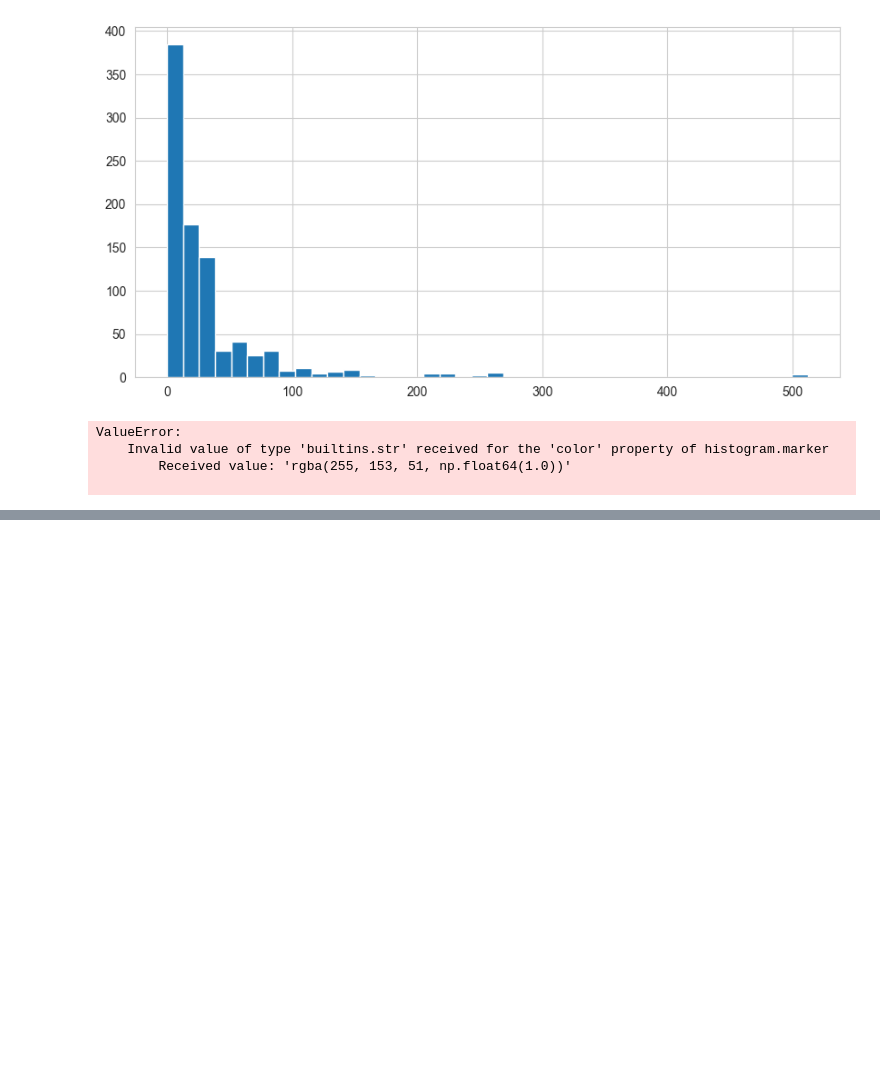
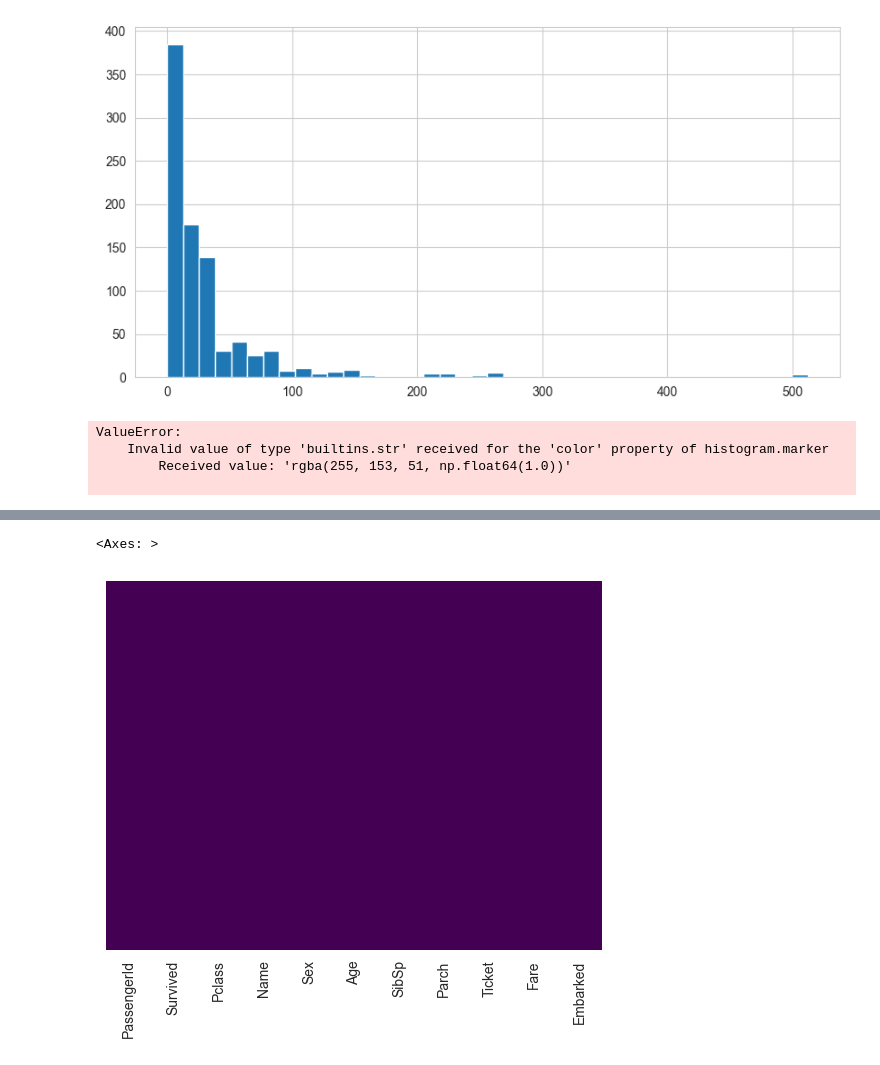
Before and after one commit to deeply-neuronauting/machine-learning-bootcamp, a Jupyter notebook: 01-ML-Algorithms/02-Logistic-Regression.ipynb, the cells around one changed output, grey strips where cells are left out. Saved outputs shown, nothing was run; the diff lists cells and outputs as text; code cells hidden in the pictures; blank space fills up the shorter version.

```diff
--- a/01-ML-Algorithms/02-Logistic-Regression.ipynb
+++ b/01-ML-Algorithms/02-Logistic-Regression.ipynb
@@ -112,0 +148,5 @@ ValueError:
+# %%
+sns.heatmap(train.isnull(), yticklabels=False, cbar=False, cmap='viridis')
+# %% [output]
+<Axes: >
+[figure, added]
```
Also changed, not shown: parts of 9 cells of this notebook.
